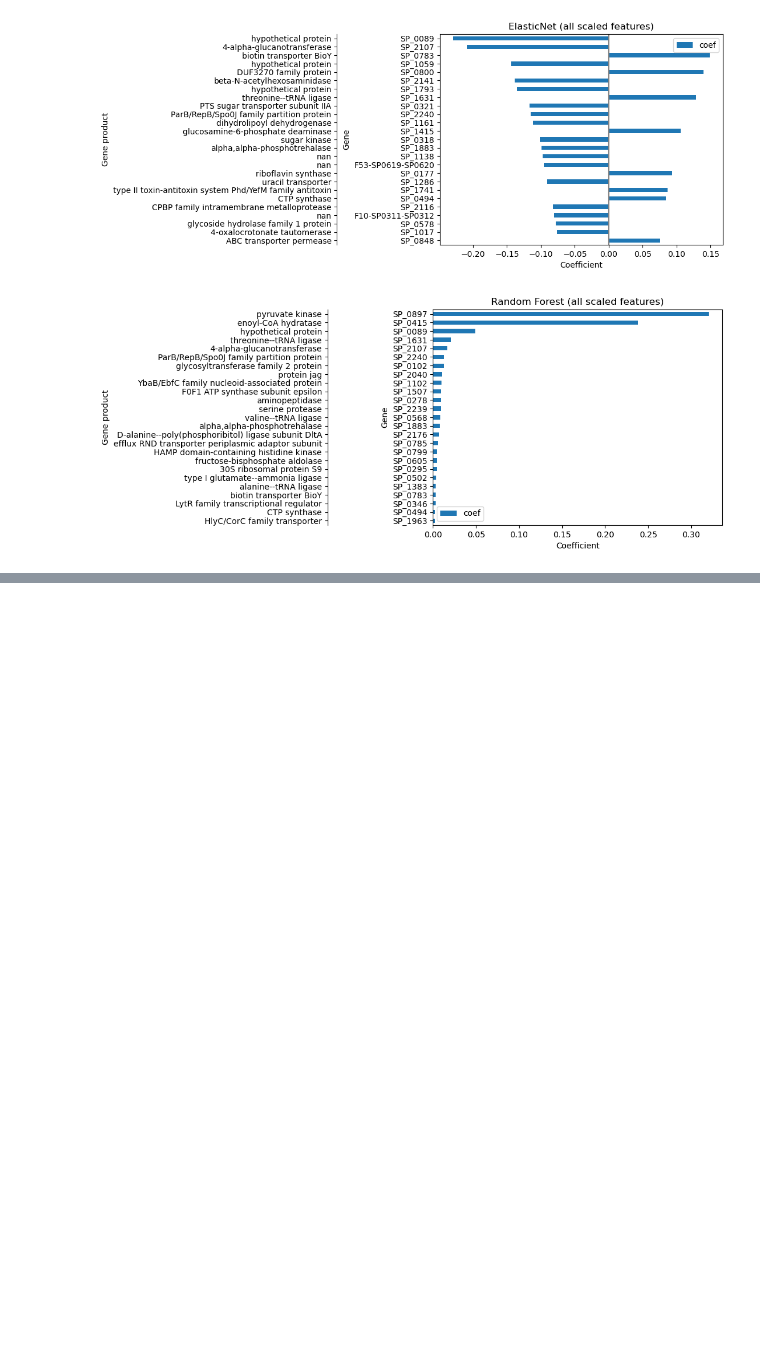
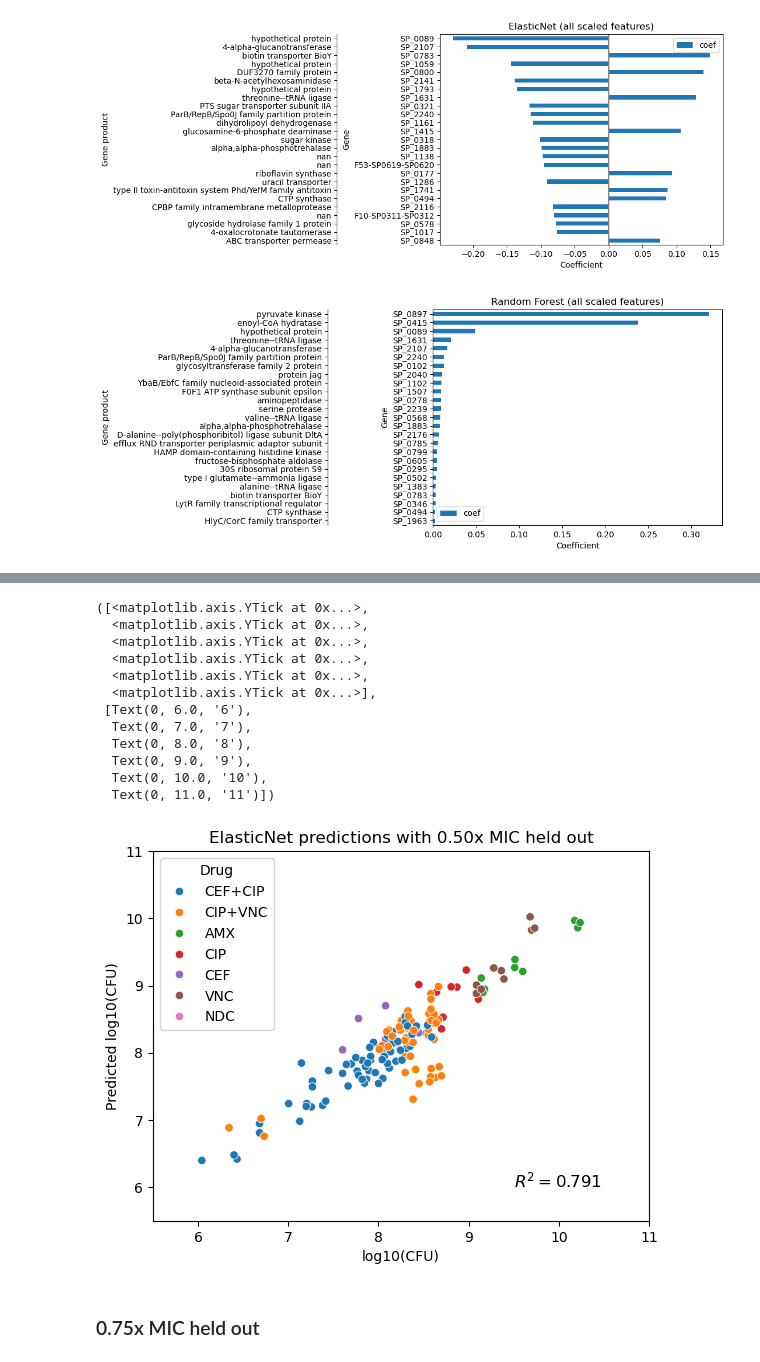
Before and after one commit to eddykang06/cfu_prediction, a Jupyter notebook: model3.ipynb, the cells around one changed output, grey strips where cells are left out. Cells and saved outputs as stored; diff of their text form; code cells hidden in the pictures; blank space fills up the shorter version.

```diff
--- a/model3.ipynb
+++ b/model3.ipynb
@@ -681,0 +885,45 @@ plot_coefs(feature_sort_tree(scaled_rf, X_scaled_train), 25, annotations, "Rando
+# %%
+# Scatterplot of predictions
+eval_df12 = pd.DataFrame(y_test_12)
+
+# Get predicted CFUs
+eval_df12["Preds"] = en12.predict(X_test_12)
+
+# Log 10 conversion
+eval_df12[["CFU", "Preds"]] = eval_df12[["CFU", "Preds"]].apply(lambda x: x / np.log(10))
+
+# Get time IDs
+eval_df12["Time"] = eval_df12.index
+eval_df12["Time"] = eval_df12["Time"].apply(lambda x: x[-5:-2])
+
+# Get drug
+eval_df12["Drug"] = eval_df12.index
+
+# Drug names
+eval_df12["Drug"] = eval_df12["Drug"].apply(drug_reader)
+
+sns.scatterplot(eval_df12, x = "CFU", y = "Preds", hue = "Drug", hue_order = ordered_drugs)
+plt.title("ElasticNet predictions with 0.50x MIC held out")
+plt.ylabel("Predicted log10(CFU)")
+plt.xlabel("log10(CFU)")
+plt.text(9.5, 6, f'$R^2 = {0.7912:.3f}$', fontsize=12)
+plt.xlim(5.5, 11)
+plt.ylim(5.5, 11)
+plt.xticks(np.arange(6,11.5))
+plt.yticks(np.arange(6,11.5))
+# %% [output]
+([<matplotlib.axis.YTick at 0x...>,
+  <matplotlib.axis.YTick at 0x...>,
+  <matplotlib.axis.YTick at 0x...>,
+  <matplotlib.axis.YTick at 0x...>,
+  <matplotlib.axis.YTick at 0x...>,
+  <matplotlib.axis.YTick at 0x...>],
+ [Text(0, 6.0, '6'),
+  Text(0, 7.0, '7'),
+  Text(0, 8.0, '8'),
+  Text(0, 9.0, '9'),
+  Text(0, 10.0, '10'),
+  Text(0, 11.0, '11')])
+[figure, added]
+# %% [markdown]
+### 0.75x MIC held out
```
Also changed, not shown: parts of 15 cells of this notebook.
